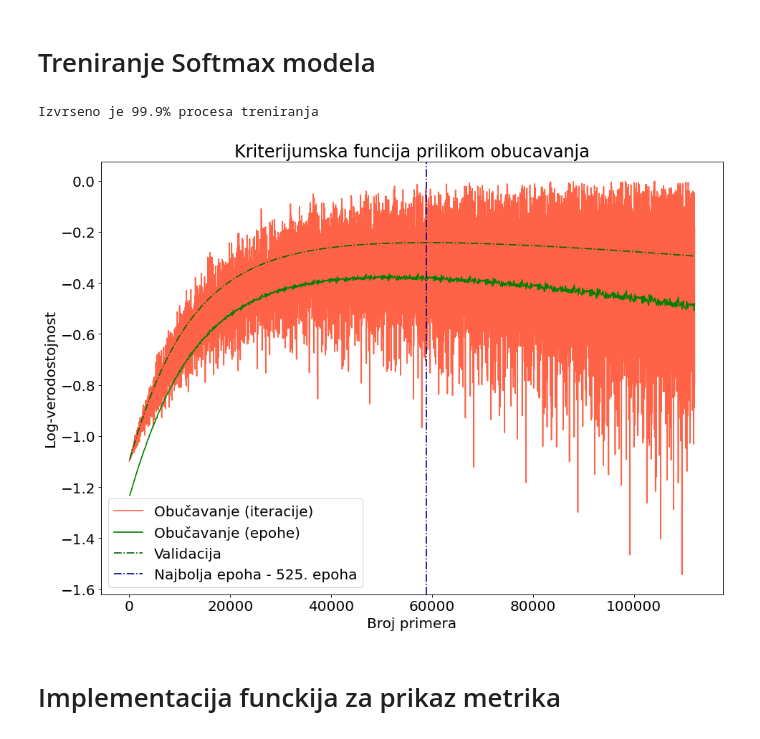
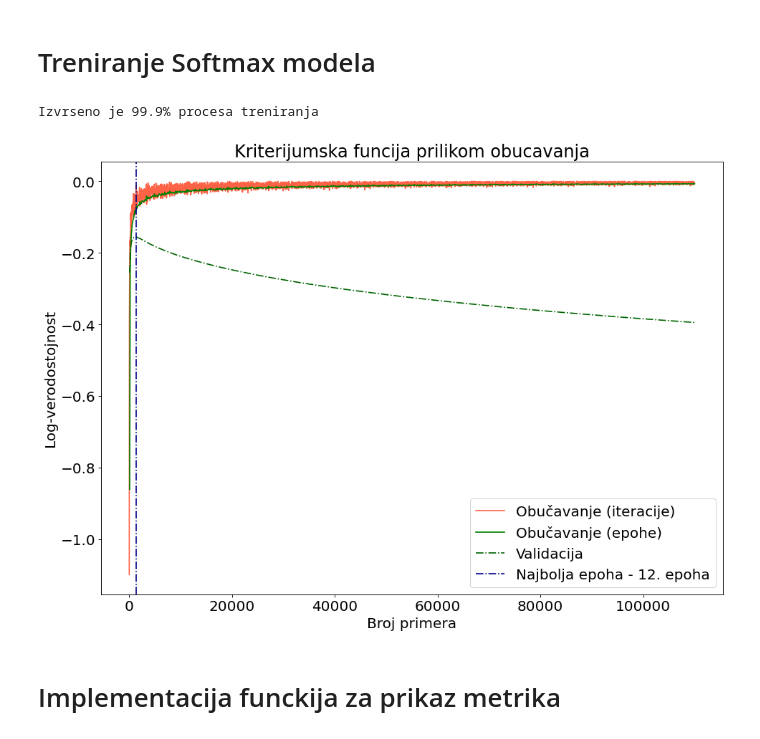
Before and after one commit to dmjovan/Softmax-Classification-and-Gaussian-Discriminant-Analysis-ML, a Jupyter notebook: softmax_gda.ipynb, the cells around one changed output. Saved outputs shown, nothing was run; the diff lists cells and outputs as text; code cells hidden in the pictures.

Commit message:
bug fixed, improved train test split

```diff
--- a/softmax_gda.ipynb
+++ b/softmax_gda.ipynb
@@ -376,10 +371,10 @@ def gradients(X: np.ndarray, y: np.ndarray, theta: np.ndarray) -> np.ndarray:
     I = np.array([y == j for j in range(k)])
 
     num = np.exp(theta @ X.T)
-    den = np.sum(np.exp(theta @ X.T), axis=1).reshape(-1,1)
+    den = np.sum(np.exp(theta @ X.T), axis=0).reshape(1,-1)
 
     # racunanje gradijenata -> dim{grads} = k x (n+1)
-    grads = ((I - (num/den)) @ X)/m
+    grads = (I - (num/den)) @ X
 
     return grads
 # %%
@@ -449,8 +444,11 @@ def train(X_train: np.ndarray, y_train: np.ndarray, X_val: np.ndarray, y_val: np
     # dohvatanje sr. vrednosti i st. devijacije trening skupa
     mu, std = get_statistics(X_train)
 
+    with open('statistics.pickle', 'wb') as file:
+        pickle.dump((mu, std), file)
+
     # standardizacija trening skupa
-    X_train = standardize(X_train)
+    X_train = standardize(X_train, mu, std)
 
     # standardizacija validacionog skupa sa statistikama iz trening skupa
     X_val = standardize(X_val, mu, std)
@@ -489,7 +487,7 @@ def train(X_train: np.ndarray, y_train: np.ndarray, X_val: np.ndarray, y_val: np
     for epoch in range(1, num_epochs+1):
 
         # mesanje trening podataka na pocetku svake epizode
-        X_train, y_train = shuffle(X_train, y_train, random_state=0)
+        X_train, y_train = shuffle(X_train, y_train, random_state=1)
 
         # dohvatanje sarzi
         batches = get_batches(X_train, y_train, batch_size)
@@ -599,21 +599,21 @@ def sotfmax_predict(X: np.ndarray, theta: np.ndarray, expand: bool=False) -> np.
 # %%
 # ucitavanje podataka
 X, y = read_data()
 
 # podela podataka na trening i test skup
-X_train, y_train, X_test, y_test = train_test_data_split(X, y, split_ratio=0.8)
+X_train, y_train, X_test, y_test = train_test_data_split(X, y)
 
 # podela trening podataka na trening i validacioni skup
-X_train, y_train, X_val, y_val = train_test_data_split(X_train, y_train, split_ratio=0.8)
+X_train, y_train, X_val, y_val = train_test_data_split(X_train, y_train)
 
 # ekspanzija
 expand = True
 
 # treniranje modela
-best_theta, _ = train(X_train, y_train, X_val, y_val, num_epochs=1000, batch_size=12, lr=0.001, expand=expand)
+best_theta, _ = train(X_train, y_train, X_val, y_val, num_epochs=1000, batch_size=32, lr=0.05, expand=expand)
 # %% [output]
 Izvrseno je 99.9% procesa treniranja
-[figure, old version]
+[figure, new version]
 # %% [markdown]
 # Implementacija funckija za prikaz metrika
 # %%
```
Also changed, not shown: parts of 8 cells of this notebook, 1 other file.
